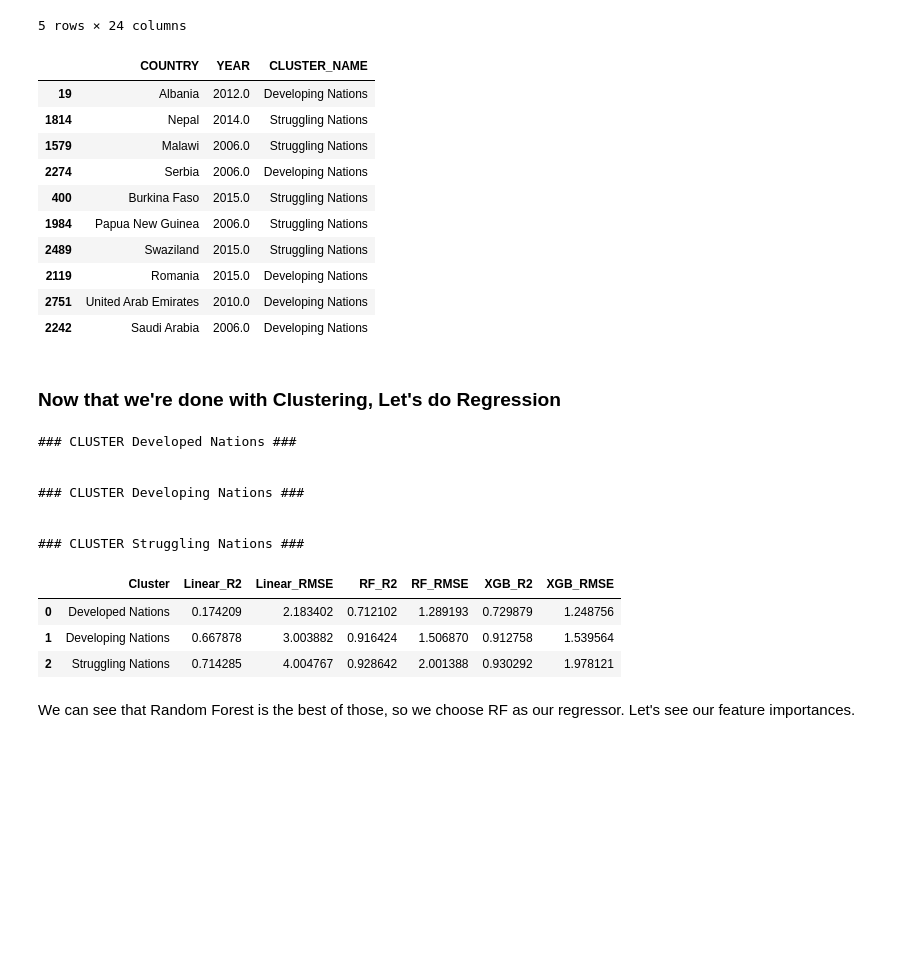
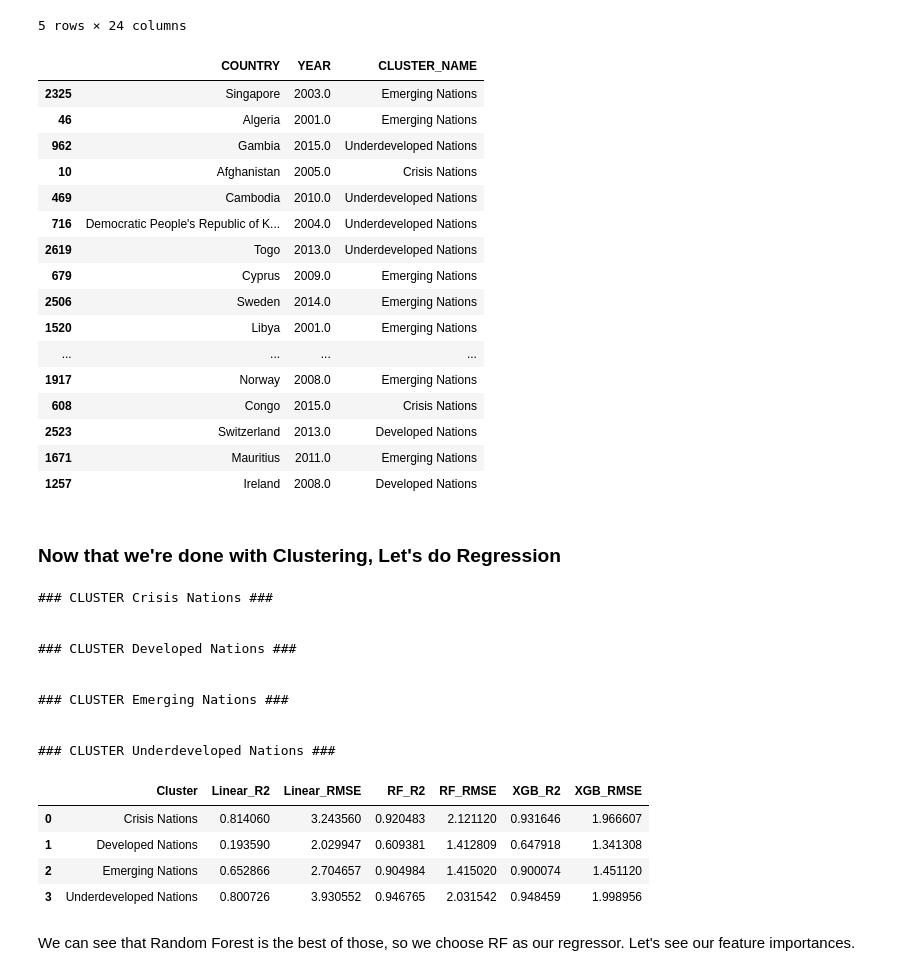
Before and after one commit to egeundenis/life-expectancy-project, a Jupyter notebook: project.ipynb, the cells around one changed output. Saved outputs shown, nothing was run; the diff lists cells and outputs as text; code cells hidden in the pictures; blank space fills up the shorter version.

```diff
--- a/project.ipynb
+++ b/project.ipynb
@@ -459,5 +459,5 @@ Looks like the best k is k = 3, after 6, it falls much quicker and doesn't reall
 # %%
-k_opt = 3
+k_opt = 4
 kmeans = KMeans(n_clusters=k_opt, random_state=42)
 clusters = kmeans.fit_predict(X_scaled)
 
@@ -504,9 +506,10 @@ plt.show()
 **2** -> "Advanced Developed"
 # %%
 cluster_names = {
-    0: "Struggling Nations",
+    0: "Underdeveloped Nations",
     1: "Developed Nations",
-    2: "Developing Nations",
+    2: "Emerging Nations",
+    3: "Crisis Nations"
 }
 
 df["CLUSTER_NAME"] = df["Cluster"].map(cluster_names)
@@ -520,22 +523,28 @@ df.head()
 | 4 | Afghanistan | 2011.0 | 0.0 | 59.2 | 275.0 | 71.0 | 0.01 | ... |
 5 rows × 24 columns
 # %%
-#Let's check 10 random samples from the dataset with cluster names
-df.sample(10)[[
+#Let's check 20 random samples from the dataset with cluster names
+df.sample(20)[[
     "COUNTRY", "YEAR", "CLUSTER_NAME"
 ]]
 # %% [output]
 |  | COUNTRY | YEAR | CLUSTER_NAME |
-| 19 | Albania | 2012.0 | Developing Nations |
-| 1814 | Nepal | 2014.0 | Struggling Nations |
-| 1579 | Malawi | 2006.0 | Struggling Nations |
-| 2274 | Serbia | 2006.0 | Developing Nations |
-| 400 | Burkina Faso | 2015.0 | Struggling Nations |
-| 1984 | Papua New Guinea | 2006.0 | Struggling Nations |
-| 2489 | Swaziland | 2015.0 | Struggling Nations |
-| 2119 | Romania | 2015.0 | Developing Nations |
-| 2751 | United Arab Emirates | 2010.0 | Developing Nations |
-| 2242 | Saudi Arabia | 2006.0 | Developing Nations |
+| 2325 | Singapore | 2003.0 | Emerging Nations |
+| 46 | Algeria | 2001.0 | Emerging Nations |
+| 962 | Gambia | 2015.0 | Underdeveloped Nations |
+| 10 | Afghanistan | 2005.0 | Crisis Nations |
+| 469 | Cambodia | 2010.0 | Underdeveloped Nations |
+| 716 | Democratic People's Republic of K... | 2004.0 | Underdeveloped Nations |
+| 2619 | Togo | 2013.0 | Underdeveloped Nations |
+| 679 | Cyprus | 2009.0 | Emerging Nations |
+| 2506 | Sweden | 2014.0 | Emerging Nations |
+| 1520 | Libya | 2001.0 | Emerging Nations |
+| ... | ... | ... | ... |
+| 1917 | Norway | 2008.0 | Emerging Nations |
+| 608 | Congo | 2015.0 | Crisis Nations |
+| 2523 | Switzerland | 2013.0 | Developed Nations |
+| 1671 | Mauritius | 2011.0 | Emerging Nations |
+| 1257 | Ireland | 2008.0 | Developed Nations |
 # %% [markdown]
 ### Now that we're done with Clustering, Let's do Regression
 # %%
@@ -630,17 +639,21 @@ comparison_df = pd.DataFrame(results)
 
 comparison_df
 # %% [output]
+### CLUSTER Crisis Nations ###
+
+
 ### CLUSTER Developed Nations ###
 
 
-### CLUSTER Developing Nations ###
+### CLUSTER Emerging Nations ###
 
 
-### CLUSTER Struggling Nations ###
+### CLUSTER Underdeveloped Nations ###
 |  | Cluster | Linear_R2 | Linear_RMSE | RF_R2 | RF_RMSE | XGB_R2 | XGB_RMSE |
-| 0 | Developed Nations | 0.174209 | 2.183402 | 0.712102 | 1.289193 | 0.729879 | 1.248756 |
-| 1 | Developing Nations | 0.667878 | 3.003882 | 0.916424 | 1.506870 | 0.912758 | 1.539564 |
-| 2 | Struggling Nations | 0.714285 | 4.004767 | 0.928642 | 2.001388 | 0.930292 | 1.978121 |
+| 0 | Crisis Nations | 0.814060 | 3.243560 | 0.920483 | 2.121120 | 0.931646 | 1.966607 |
+| 1 | Developed Nations | 0.193590 | 2.029947 | 0.609381 | 1.412809 | 0.647918 | 1.341308 |
+| 2 | Emerging Nations | 0.652866 | 2.704657 | 0.904984 | 1.415020 | 0.900074 | 1.451120 |
+| 3 | Underdeveloped Nations | 0.800726 | 3.930552 | 0.946765 | 2.031542 | 0.948459 | 1.998956 |
 # %% [markdown]
 We can see that Random Forest is the best of those, so we choose RF as our regressor. Let's see our feature importances.
 # %%
```
Also changed, not shown: parts of 7 cells of this notebook.
